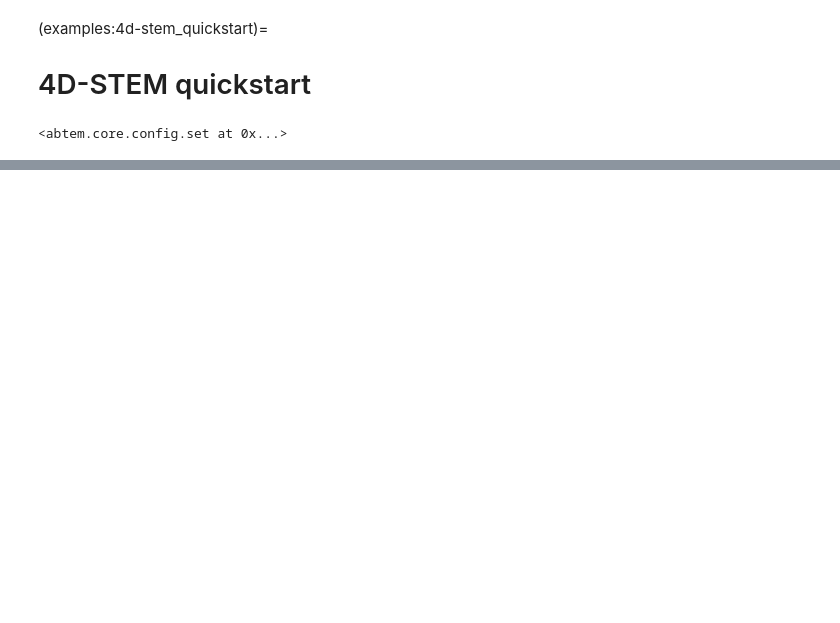
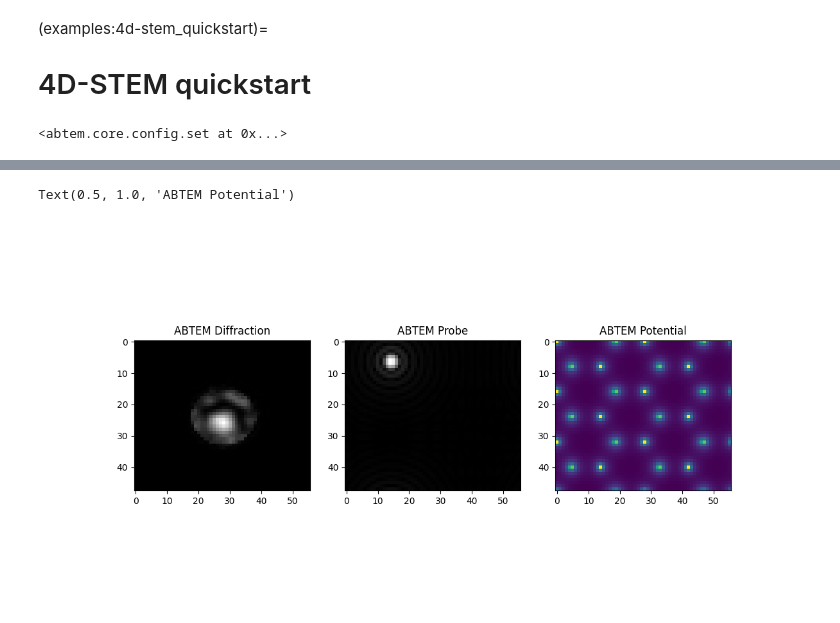
Before and after one commit to METSA-DIADEM/jax-ptychography, a Jupyter notebook: jax_multislice.ipynb, the cells around one changed output, grey strips where cells are left out. Saved outputs shown, nothing was run; the diff lists cells and outputs as text; code cells hidden in the pictures; blank space fills up the shorter version.

```diff
--- a/jax_multislice.ipynb
+++ b/jax_multislice.ipynb
@@ -71 +83,18 @@ abtem_patterns = patterns.abs().array
+# %%
+sampling=np.array(potential.sampling)
+scan_positions = np.array(grid_scan.get_positions())
+scan_positions_px = (scan_positions / sampling).astype(np.int32)
+
+idx_x, idx_y = 5, 11
+fig, ax = plt.subplots(1, 3, figsize=(12, 6))
+
+ax[0].imshow(abtem_patterns[idx_x, idx_y], cmap='gray')
+ax[0].set_title('ABTEM Diffraction')
+ax[1].imshow(np.abs(probe_array[idx_x, idx_y]), cmap='gray')
+ax[1].set_title('ABTEM Probe')
+ax[2].imshow(np.sum(potential_.array, axis=0))
+ax[2].set_title('ABTEM Potential')
+# %% [output]
+Text(0.5, 1.0, 'ABTEM Potential')
+[figure, added]
 # %%
```
Also changed, not shown: parts of 12 cells of this notebook, 2 other files.
